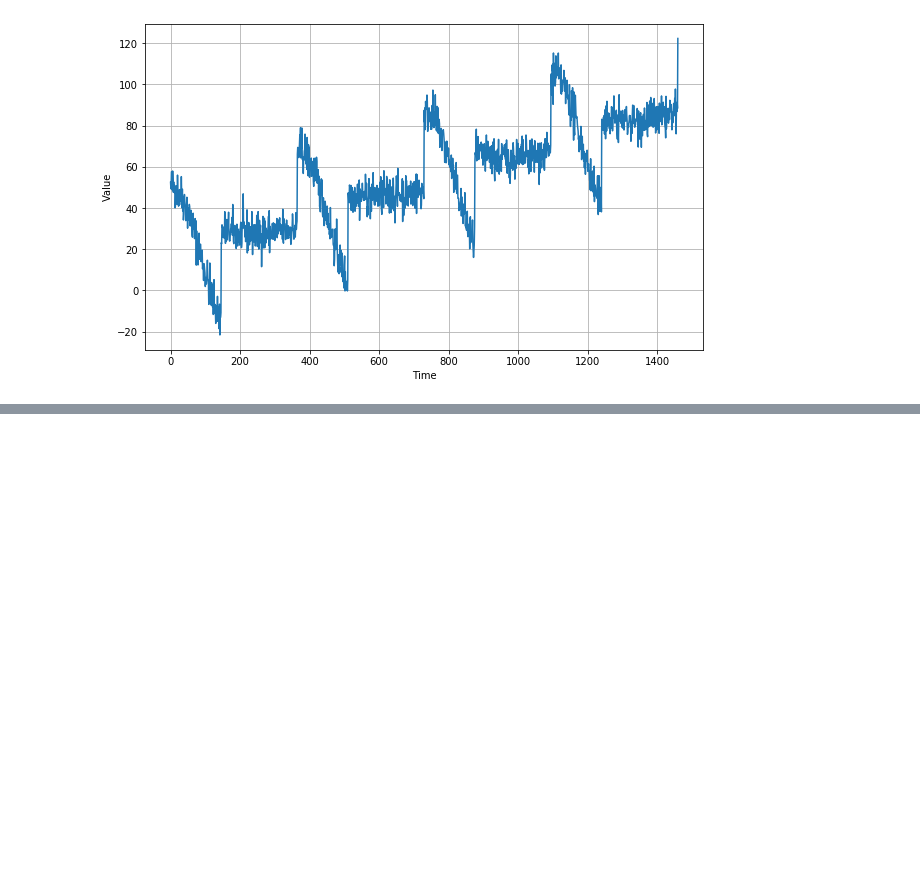
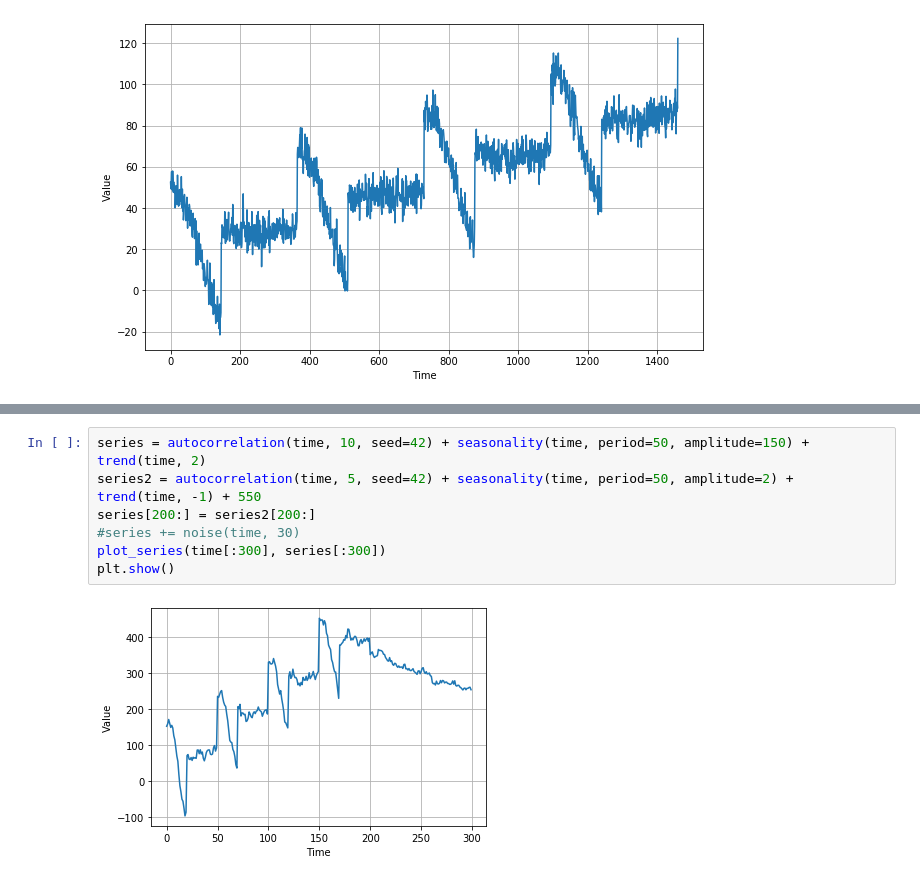
Before and after one commit to ainurafifah00/Coursera_TF, a Jupyter notebook: [Sequences]Week_1_Time_Series_Intro.ipynb, the cells around one changed output, grey strips where cells are left out. Drawn from its saved outputs; the diff is of its cells as text; blank space fills up the shorter version.

```diff
--- a/[Sequences]Week_1_Time_Series_Intro.ipynb
+++ b/[Sequences]Week_1_Time_Series_Intro.ipynb
@@ -115,0 +161,9 @@ plt.show()
+# %%
+series = autocorrelation(time, 10, seed=42) + seasonality(time, period=50, amplitude=150) + trend(time, 2)
+series2 = autocorrelation(time, 5, seed=42) + seasonality(time, period=50, amplitude=2) + trend(time, -1) + 550
+series[200:] = series2[200:]
+#series += noise(time, 30)
+plot_series(time[:300], series[:300])
+plt.show()
+# %% [output]
+[figure, added]
```
Also changed, not shown: parts of 15 cells of this notebook.
